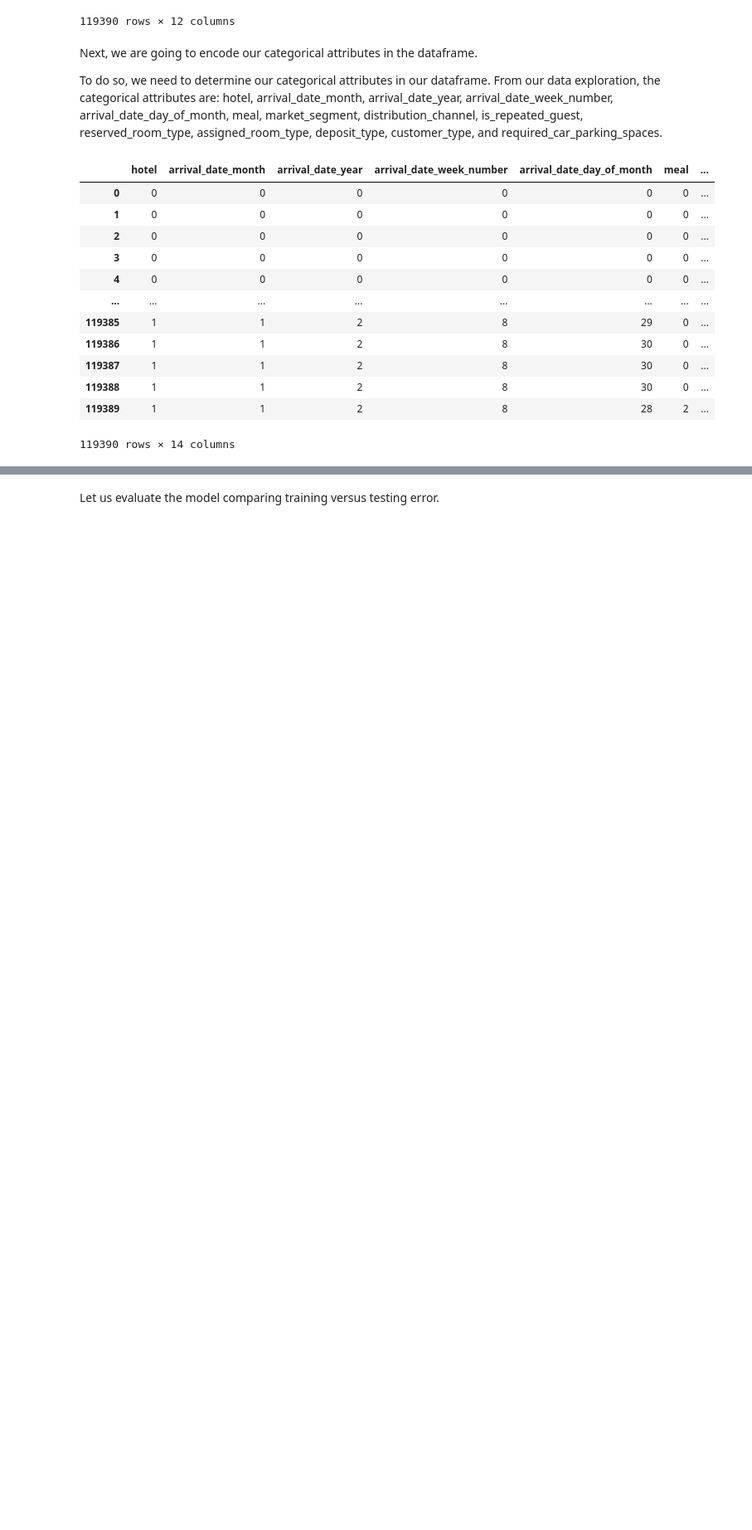
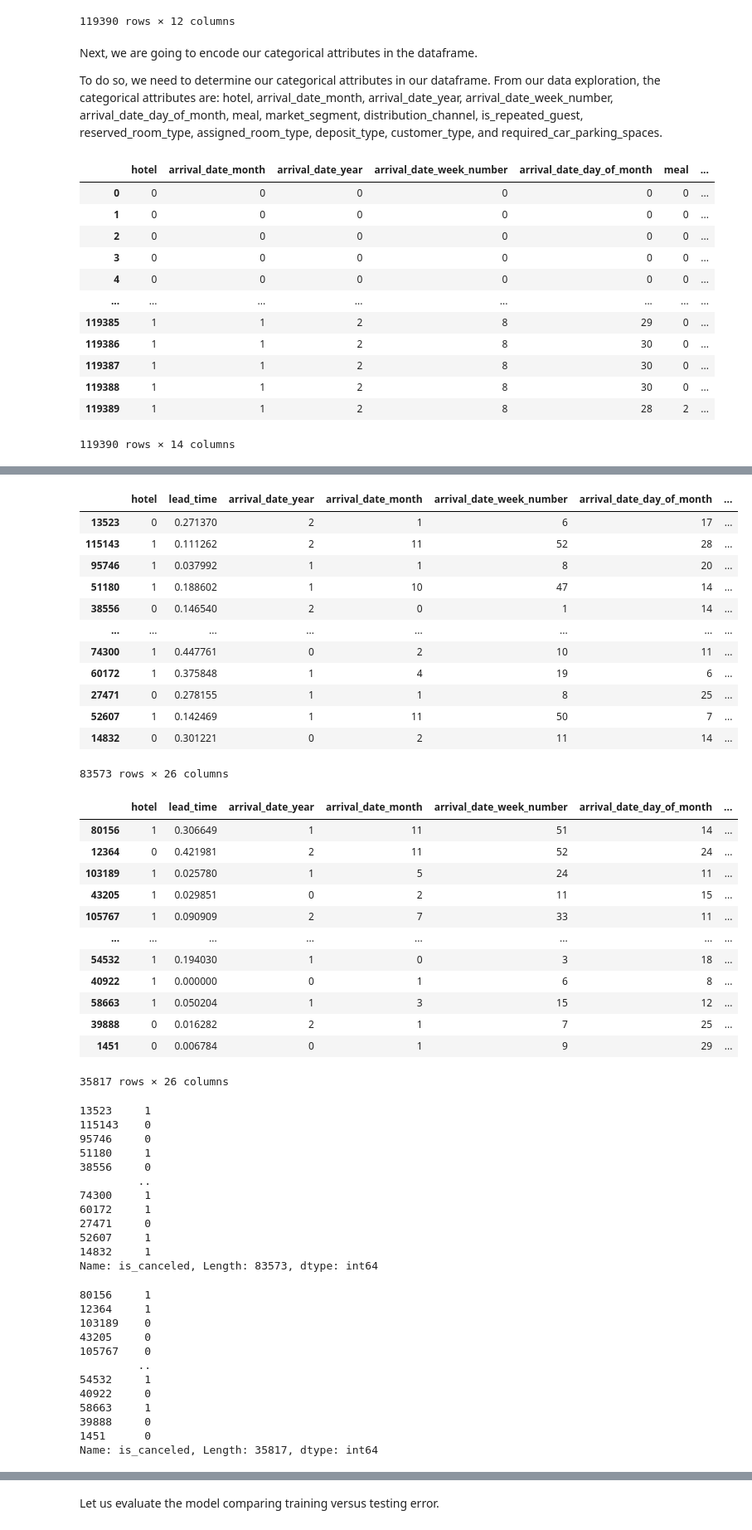
Before and after one commit to thadUra/ECS-171-Hotel-Cancellation, a Jupyter notebook: PreprocessingFirstModelMilestone.ipynb, the cells around one changed output, grey strips where cells are left out. Shown at 83% size. Cells and saved outputs as stored; diff of their text form; code cells hidden in the pictures; blank space fills up the shorter version.

```diff
--- a/Preprocessing&FirstModelMilestone.ipynb
+++ b/PreprocessingFirstModelMilestone.ipynb
@@ -465,8 +465,9 @@ We will remove the columns: country, agent, and company. This is due to being ca
 
 Another two columns we will remove is reservation_status_date and reservation_status due to other columns being able to provide essential information for the model. We only need to know if a reservation is cancelled or not, which is provided already.
 # %%
+df = pd.read_csv('./hotel_bookings.csv')
 df = df.drop(columns=['country', 'agent', 'company', 'reservation_status_date', 'reservation_status'])
-df
+display(df)
 # %% [output]
 |  | hotel | is_canceled | lead_time | arrival_date_year | arrival_date_month | arrival_date_week_number | ... |
 | 0 | Resort Hotel | 0 | 342 | 2015 | July | 27 | ... |
@@ -488,5 +509,5 @@ The only column with missing values is the children's column. Thus, for values t
 # %%
-df.loc[df['children'].isnull(),'children'] = 0
+df = df.replace(np.nan, 0)
 df['children'].value_counts()
 # %% [output]
 0.0     110800
@@ -502,7 +523,7 @@ To do so, we need to determine the numerical attributes in our dataframe. From o
 # %%
-from sklearn import preprocessing
+from sklearn.preprocessing import MinMaxScaler
 
-scaler = preprocessing.MinMaxScaler()
+norm_scaler = MinMaxScaler()
 numericalAttribs = ['lead_time',
                     'stays_in_week_nights',
                     'stays_in_weekend_nights',
@@ -516,8 +537,8 @@ numericalAttribs = ['lead_time',
                     'adr',
                     'total_of_special_requests']
 
-df[numericalAttribs] = scaler.fit_transform(df[numericalAttribs])
-df[numericalAttribs]
+df[numericalAttribs] = norm_scaler.fit_transform(df[numericalAttribs])
+display(df[numericalAttribs])
 # %% [output]
 |  | lead_time | stays_in_week_nights | stays_in_weekend_nights | adults | children | babies | ... |
 | 0 | 0.464043 | 0.00 | 0.000000 | 0.036364 | 0.0 | 0.0 | ... |
@@ -585,0 +605,62 @@ First, lets build and train our first model.
+# %%
+from sklearn.model_selection import train_test_split
+Train, Test = train_test_split(df, test_size=0.3)
+
+X_train = Train.drop('is_canceled', axis = 1)
+X_test = Test.drop('is_canceled', axis = 1)
+
+y_train = Train['is_canceled']
+y_test = Test['is_canceled']
+
+display(X_train, X_test, y_train, y_test)
+# %% [output]
+|  | hotel | lead_time | arrival_date_year | arrival_date_month | arrival_date_week_number | arrival_date_day_of_month | ... |
+| 13523 | 0 | 0.271370 | 2 | 1 | 6 | 17 | ... |
+| 115143 | 1 | 0.111262 | 2 | 11 | 52 | 28 | ... |
+| 95746 | 1 | 0.037992 | 1 | 1 | 8 | 20 | ... |
+| 51180 | 1 | 0.188602 | 1 | 10 | 47 | 14 | ... |
+| 38556 | 0 | 0.146540 | 2 | 0 | 1 | 14 | ... |
+| ... | ... | ... | ... | ... | ... | ... | ... |
+| 74300 | 1 | 0.447761 | 0 | 2 | 10 | 11 | ... |
+| 60172 | 1 | 0.375848 | 1 | 4 | 19 | 6 | ... |
+| 27471 | 0 | 0.278155 | 1 | 1 | 8 | 25 | ... |
+| 52607 | 1 | 0.142469 | 1 | 11 | 50 | 7 | ... |
+| 14832 | 0 | 0.301221 | 0 | 2 | 11 | 14 | ... |
+83573 rows × 26 columns
+|  | hotel | lead_time | arrival_date_year | arrival_date_month | arrival_date_week_number | arrival_date_day_of_month | ... |
+| 80156 | 1 | 0.306649 | 1 | 11 | 51 | 14 | ... |
+| 12364 | 0 | 0.421981 | 2 | 11 | 52 | 24 | ... |
+| 103189 | 1 | 0.025780 | 1 | 5 | 24 | 11 | ... |
+| 43205 | 1 | 0.029851 | 0 | 2 | 11 | 15 | ... |
+| 105767 | 1 | 0.090909 | 2 | 7 | 33 | 11 | ... |
+| ... | ... | ... | ... | ... | ... | ... | ... |
+| 54532 | 1 | 0.194030 | 1 | 0 | 3 | 18 | ... |
+| 40922 | 1 | 0.000000 | 0 | 1 | 6 | 8 | ... |
+| 58663 | 1 | 0.050204 | 1 | 3 | 15 | 12 | ... |
+| 39888 | 0 | 0.016282 | 2 | 1 | 7 | 25 | ... |
+| 1451 | 0 | 0.006784 | 0 | 1 | 9 | 29 | ... |
+35817 rows × 26 columns
+13523     1
+115143    0
+95746     0
+51180     1
+38556     0
+         ..
+74300     1
+60172     1
+27471     0
+52607     1
+14832     1
+Name: is_canceled, Length: 83573, dtype: int64
+80156     1
+12364     1
+103189    0
+43205     0
+105767    0
+         ..
+54532     1
+40922     0
+58663     1
+39888     0
+1451      0
+Name: is_canceled, Length: 35817, dtype: int64
```
Also changed, not shown: parts of 11 cells of this notebook, 2 other files.
